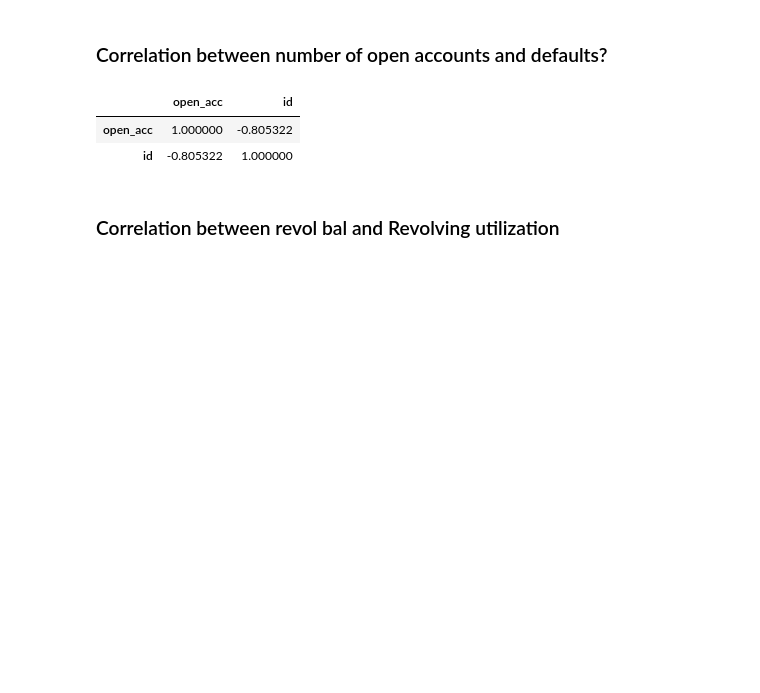
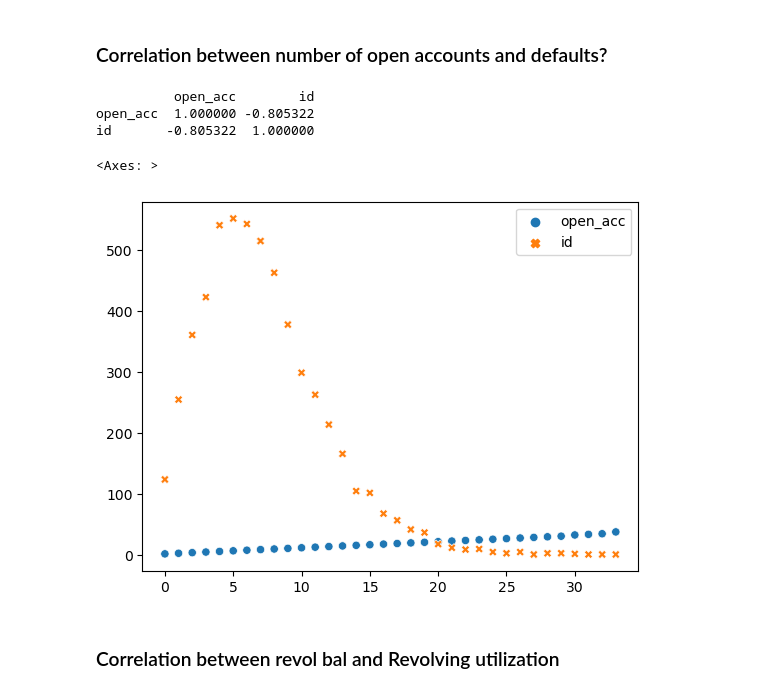
Before and after one commit to goyalanshul1303/LendingClubCaseStudy, a Jupyter notebook: loan.ipynb, the cells around one changed output. Saved outputs shown, nothing was run; the diff lists cells and outputs as text; code cells hidden in the pictures; blank space fills up the shorter version.

```diff
--- a/loan.ipynb
+++ b/loan.ipynb
@@ -641,11 +622,14 @@ defaulted_loan.groupby(['inq_last_6mths'], as_index=False).count().iloc[:, 0:2].
 ### Correlation between number of open accounts and defaults?
 # %%
 defaulted_loan['open_acc'].value_counts()
-defaulted_loan.groupby(['open_acc'], as_index=False).count().iloc[:, 0:2].corr()
+print(defaulted_loan.groupby(['open_acc'], as_index=False).count().iloc[:, 0:2].corr())
+seaborn.scatterplot(defaulted_loan.groupby(['open_acc'], as_index=False).count().iloc[:, 0:2])
 # %% [output]
-|  | open_acc | id |
-| open_acc | 1.000000 | -0.805322 |
-| id | -0.805322 | 1.000000 |
+          open_acc        id
+open_acc  1.000000 -0.805322
+id       -0.805322  1.000000
+<Axes: >
+[figure, added]
 # %% [markdown]
 ### Correlation between revol bal and Revolving utilization
 # %%
```
Also changed, not shown: parts of 9 cells of this notebook, 1 other file.
